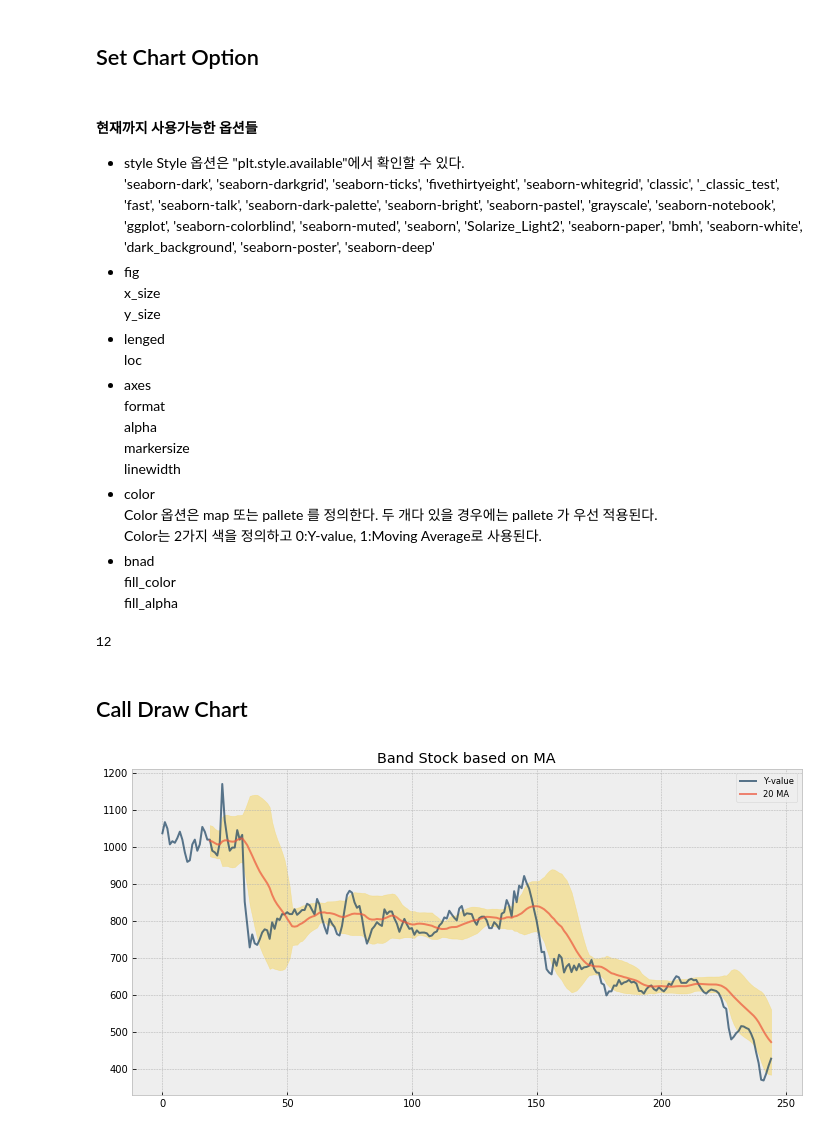
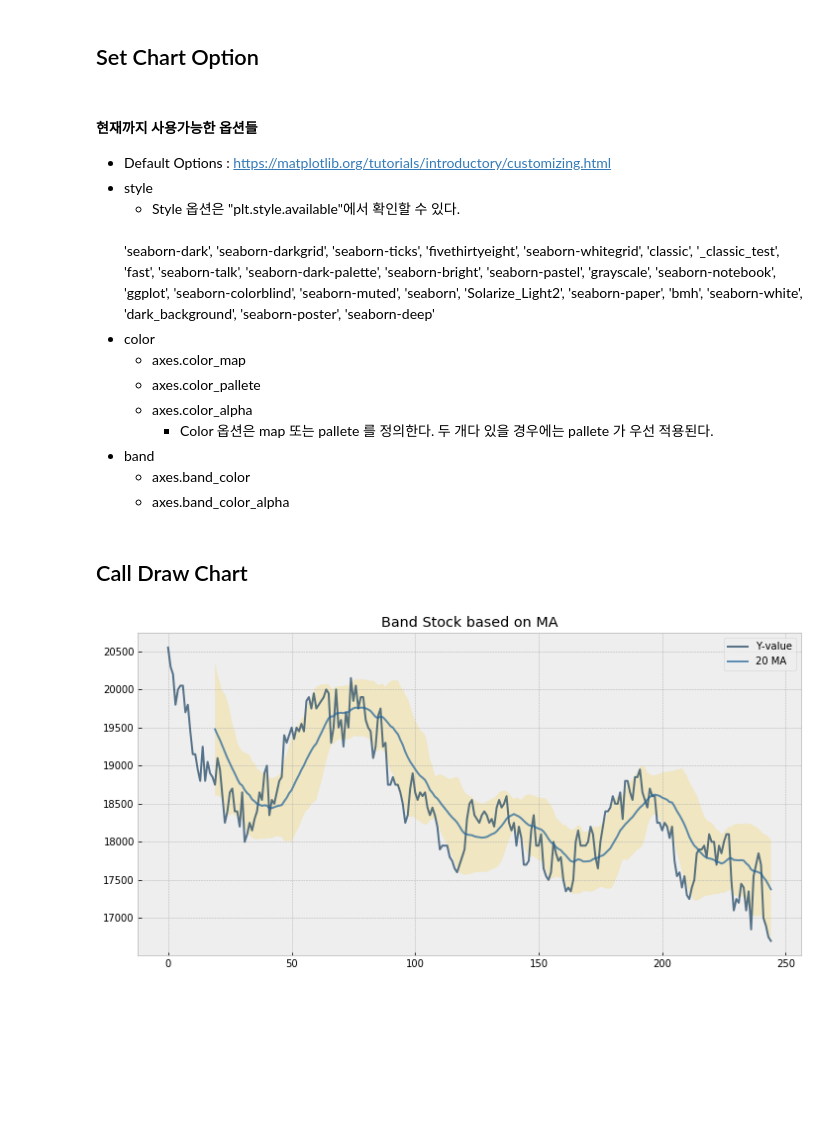
Before and after one commit to cbjazz/gpdb_chart, a Jupyter notebook: notebook/MVBandPlotChart.ipynb, the cells around one changed output. Cells and saved outputs as stored; diff of their text form; code cells hidden in the pictures; blank space fills up the shorter version.

```diff
--- a/notebook/MVBandPlotChart.ipynb
+++ b/notebook/MVBandPlotChart.ipynb
@@ -36,7 +58,7 @@ class MyChartOption:
 # %% [markdown]
 # Calculate Band
 # %%
-def calculateBand(df, window_size=1, sigma=2.0):
+def calculate_band(df, window_size=1, sigma=2.0):
     df['MA'] = df['Y'].rolling(window=window_size).mean()
     df['STD'] = df['Y'].rolling(window=window_size).std()
     df['U_band'] = df['MA'] + (df['STD'] * sigma)
@@ -172,5 +160,5 @@ def getStockHistory(companyCode, fromDate, toDate):
 # %% [markdown]
 ###  015260.KS price
 # %%
-storeList = getStockHistory('015260.KS', '2017-11-01', '2018-11-01')
+storeList = getStockHistory('000240.KS', '2017-11-01', '2018-11-01')
 # %% [output]
@@ -193,8 +181,9 @@ df_data.head()
 ## Set Chart Option
 # %% [markdown]
 ####  현재까지 사용가능한 옵션들
+* Default Options : https://matplotlib.org/tutorials/introductory/customizing.html
 * style
-    Style 옵션은 "plt.style.available"에서 확인할 수 있다.
+    - Style 옵션은 "plt.style.available"에서 확인할 수 있다.
     <br>
      'seaborn-dark',
      'seaborn-darkgrid',
@@ -221,46 +210,32 @@ df_data.head()
      'dark_background',
      'seaborn-poster',
      'seaborn-deep'
-* fig
-    <br/>x_size
-    <br/>y_size
-* lenged
-    <br/>loc
-* axes
-    <br/>format
-    <br/>alpha
-    <br/>markersize
-    <br/>linewidth
 * color
-    <br/>
-    Color 옵션은 map 또는 pallete 를 정의한다. 두 개다 있을 경우에는 pallete 가 우선 적용된다.
-    <br/> Color는 2가지 색을 정의하고 0:Y-value, 1:Moving Average로 사용된다.
-* bnad
-    <br/> fill_color
-    <br/> fill_alpha
+    - axes.color_map
+    - axes.color_pallete
+    - axes.color_alpha
+        - Color 옵션은 map 또는 pallete 를 정의한다. 두 개다 있을 경우에는 pallete 가 우선 적용된다.
+* band
+    - axes.band_color
+    - axes.band_color_alpha
-# %%
-options = '''{
-    "style":"bmh",
-    "fig": {"x_size": 12, "y_size": 6},
-    "legend":{"loc":"upper right"},
-    "axes":{"format":"-","alpha":0.7, "markerisze":5, "linewidth":2},
-    "color":{"pallete":["#173F5F", "#ED553B"]},
-    "band":{"fill_color":"#F6D55C", "fill_alpha":0.5}
-    }'''
-# "color":{"map":"viridis"}
-# "color":{"pallete":["#173F5F", "#20639B", "#3CAEA3", "#F6D55C", "#ED553B"]}
-op = MyChartOption(options)
-op.getOption('fig.x_size')
-# %% [output]
-12
+# %%
+options = '''{
+    "style":"bmh",
+    "figure.figsize": [12.0, 6.0],
+    "legend.loc":"upper right",
+    "axes.color_pallete":["#173F5F", "#20639B", "#ED553B", "#3CAEA3", "#F6D55C"],
+    "axes.color_alpha":0.7,
+    "axes.band_color" : "#F6D55C",
+    "axes.band_color_alpha" : 0.3
+    }'''
 # %% [markdown]
 ## Call Draw Chart
 # %%
 title = 'Band Stock based on MA'
 x = np.array(df_data.index.tolist())
 y = np.array(df_data['s_close'].tolist())
 window_size = 20
 sigma = 1.5
-drawMABandPlotChart(x, y, title, window_size, sigma, op)
+draw_ma_band_plot_chart(x, y, title, window_size, sigma, options)
 # %% [output]
-[figure, old version]
+[figure, new version]
```
Also changed, not shown: parts of 8 cells of this notebook, 3 other files.
